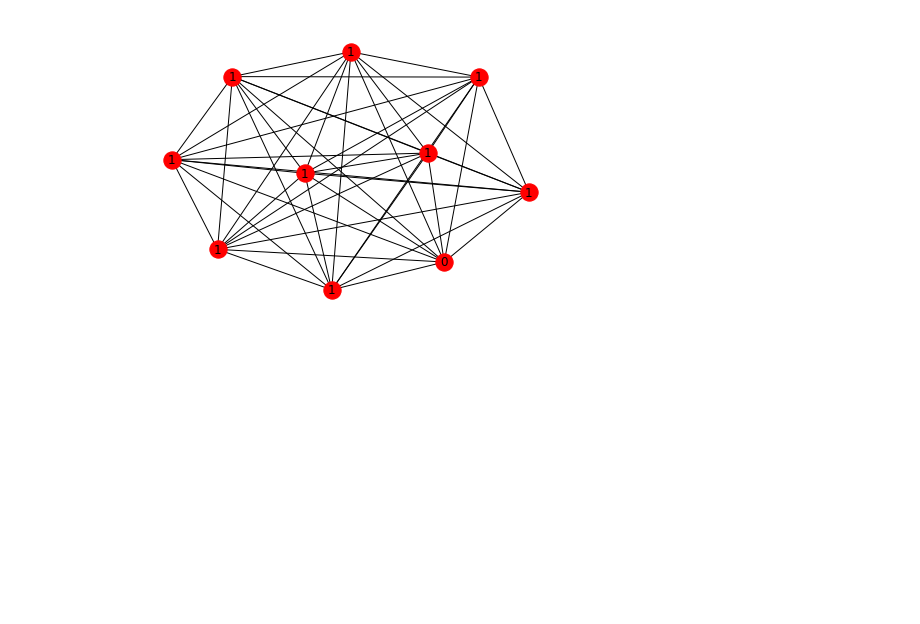
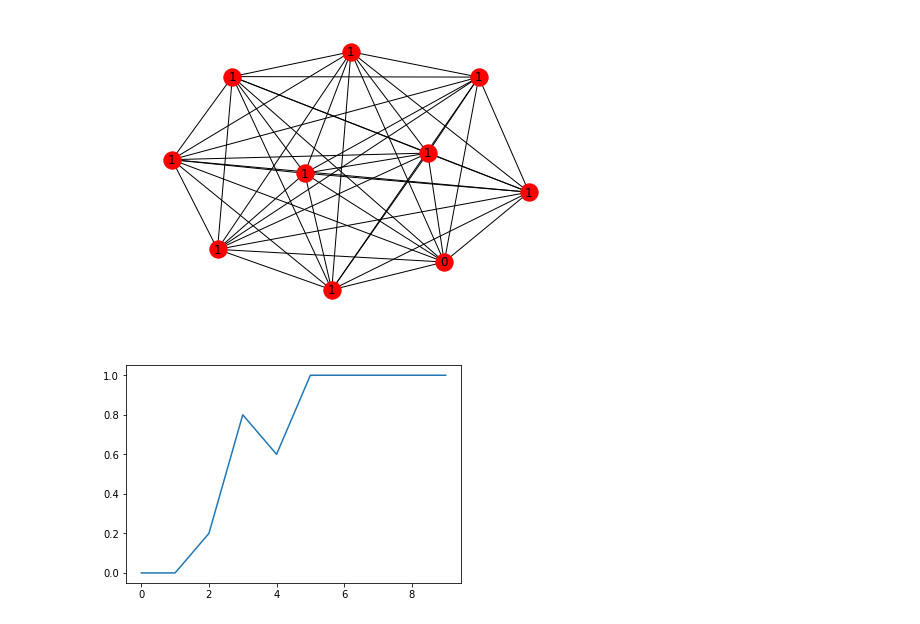
Before and after one commit to mattiapdo/random_graphs, a Jupyter notebook: NBD_FirstPart.ipynb, the cells around one changed output. Saved outputs shown, nothing was run; the diff lists cells and outputs as text; code cells hidden in the pictures; blank space fills up the shorter version.

```diff
--- a/NBD_FirstPart.ipynb
+++ b/NBD_FirstPart.ipynb
@@ -79,6 +88,8 @@ import matplotlib.pyplot as plt
 # %%
 G = nx.random_regular_graph(d=9, n=10)
 # %%
+# Breath First Search
+
 def BFS(G, i):
     '''
     This function performs the Breath First Search algorithm in order to find the hop-distances of all the
@@ -123,15 +134,15 @@ def BFS_connectivity(G):
 
     Output:
     - a string claiming whether the graph is connected, or not.
-
+    - 1 if the graph is connected, 0 otherwise
     '''
     for start in G.nodes():
         distances = list(BFS(G, start))
         if any(t == inf for t in distances):
-            print('Found not connected nodes,\n-> The graph is not connected')
-            return
-    print('All the nodes are connected,\n-> The graph is connected')
-
+            #print('Found not connected nodes,\n-> The graph is not connected')
+            return(0)
+    #print('All the nodes are connected,\n-> The graph is connected')
+    return(1)
 
 BFS_connectivity(G=G)
 # %% [output]
@@ -145,6 +157,30 @@ nx.draw_networkx_labels(G,pos, labels = node_labels)
 plt.show()
 # %% [output]
 [figure]
-# %%
-# create a G_n,p random graph
-Gnp = nx.gnp_random_graph(n=n, p=p)
+# %%
+def p_er_re(n = 10, p_by = 0.1):
+    # simulation size for propability estimation
+    B = 5
+    # create a vector of probabilities
+    p = np.arange(0,1,p_by)
+    # initiate outcome list
+    pc = []
+    for i in range(len(p)):
+        phat = []
+        for b in range(B):
+            # create a G_n,p random graph
+            Gnp = nx.gnp_random_graph(n=n, p=p[i])
+            # check whether the graph is connected and append the
+            # result of the test in the out list
+            phat.append(BFS_connectivity(Gnp))
+        phat = np.array(phat)
+        pc.append(np.mean(phat))
+    x = np.array(list(range(len(p))))
+    y = pc
+    plt.plot(x, y)
+    plt.show()
+    return
+
+p_er_re()
+# %% [output]
+[figure, added]
```
Also changed, not shown: parts of 5 cells of this notebook.
